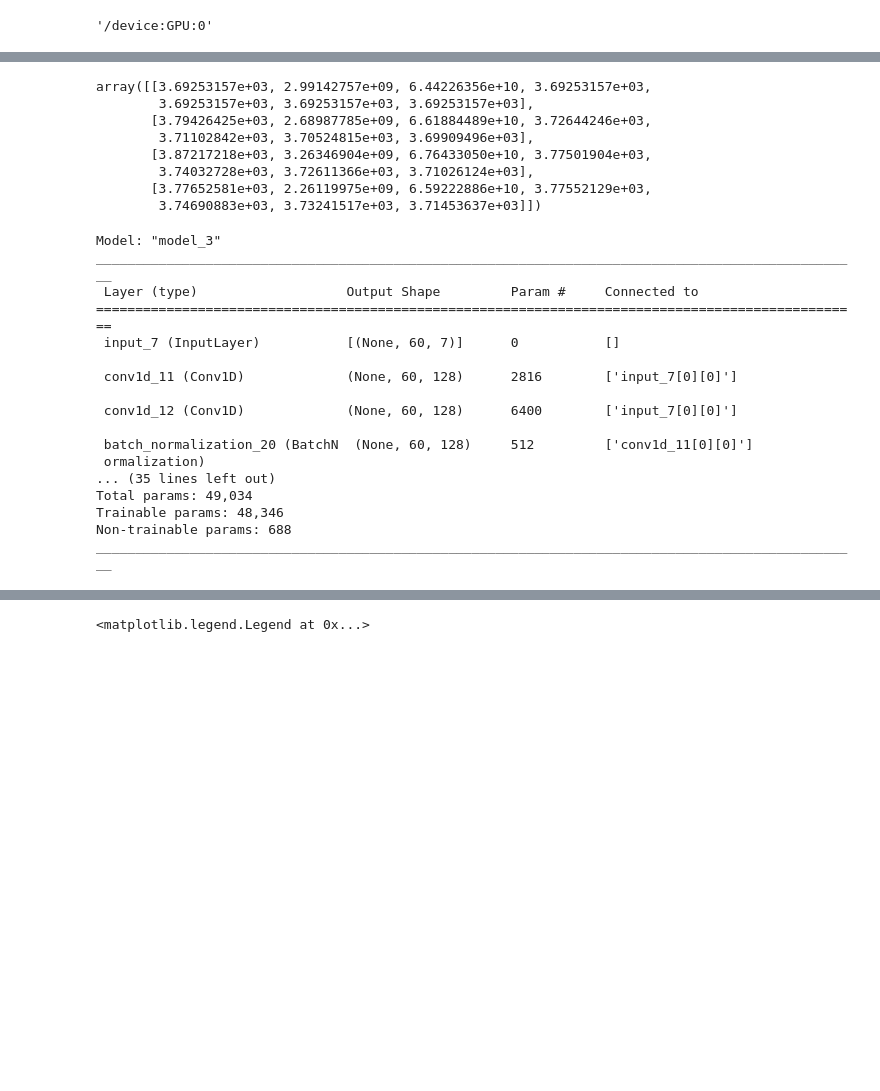
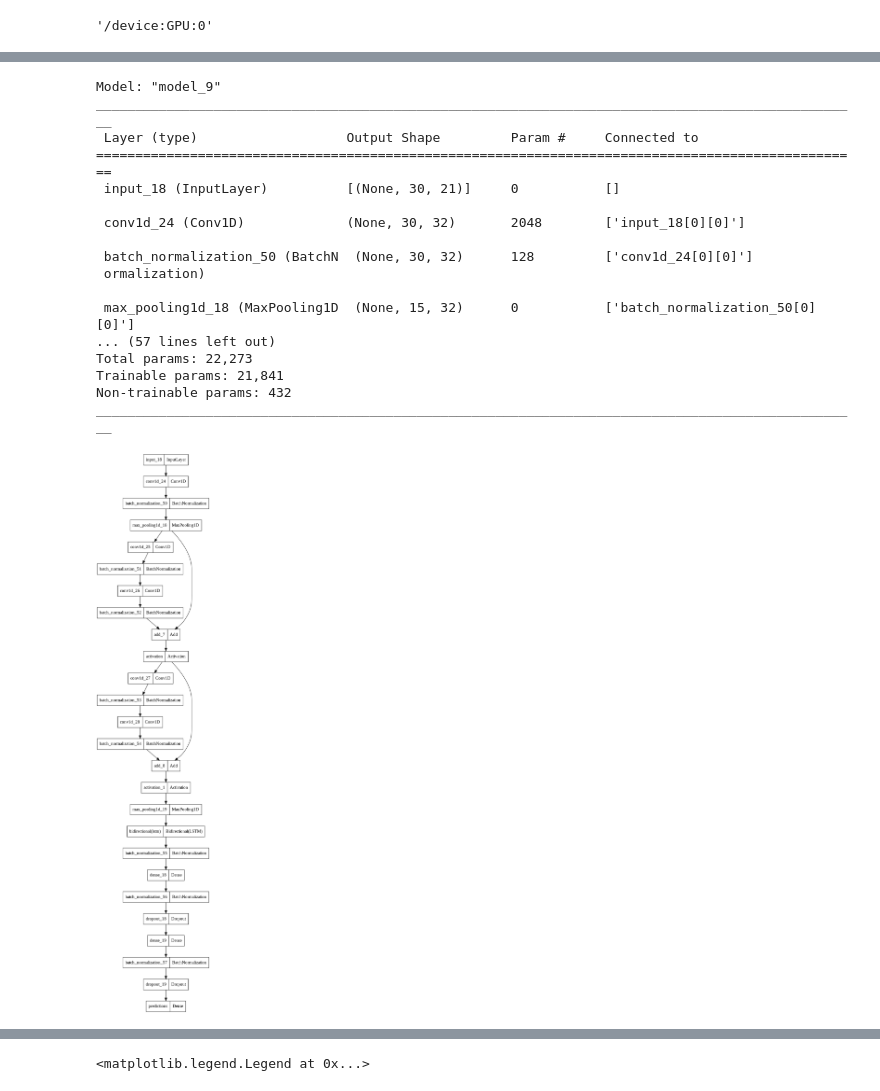
Before and after one commit to aldofranco91/Trading, a Jupyter notebook: Conv_Regression_Jaime.ipynb, the cells around one changed output, grey strips where cells are left out. Drawn from its saved outputs; the diff is of its cells as text; code cells hidden in the pictures; blank space fills up the shorter version.

```diff
--- a/Conv_Regression_Jaime.ipynb
+++ b/Conv_Regression_Jaime.ipynb
@@ -234,14 +225,3 @@ array([[3.69253157e+03, 2.99142757e+09, 6.44226356e+10, 3.69253157e+03,
-# %%
-X_train[0][0:4]
-# %% [output]
-array([[3.69253157e+03, 2.99142757e+09, 6.44226356e+10, 3.69253157e+03,
-        3.69253157e+03, 3.69253157e+03, 3.69253157e+03],
-       [3.79426425e+03, 2.68987785e+09, 6.61884489e+10, 3.72644246e+03,
-        3.71102842e+03, 3.70524815e+03, 3.69909496e+03],
-       [3.87217218e+03, 3.26346904e+09, 6.76433050e+10, 3.77501904e+03,
-        3.74032728e+03, 3.72611366e+03, 3.71026124e+03],
-       [3.77652581e+03, 2.26119975e+09, 6.59222886e+10, 3.77552129e+03,
-        3.74690883e+03, 3.73241517e+03, 3.71453637e+03]])
 # %%
 from tensorflow.keras import backend as K
 
@@ -256,20 +237,31 @@ from tensorflow.keras import layers
 # %%
 inputs = layers.Input(shape=(X_train.shape[1], X_train.shape[2]))
 
-# CNN 1
-cnn1 = layers.Conv1D(128, 3, padding="same", activation="relu", strides=1)(inputs)
-cnn1 = layers.BatchNormalization()(cnn1)
-cnn1 = layers.MaxPooling1D(pool_size=2, strides=2)(cnn1)
+# CNN - Plain
+x = layers.Conv1D(32, 3, padding="same", activation="relu", strides=1)(inputs)
+x = layers.BatchNormalization()(x)
+x = layers.MaxPooling1D(pool_size=2, strides=2)(x)
 
-# CNN 2
-cnn2 = layers.Conv1D(128, 7, padding="same", activation="relu", strides=1)(inputs)
-cnn2 = layers.BatchNormalization()(cnn2)
-cnn2 = layers.MaxPooling1D(pool_size=2, strides=2)(cnn2)
+# CNN - Res 1
+x_1 = layers.Conv1D(32, 3, padding="same", activation="relu", strides=1)(x)
+x_1 = layers.BatchNormalization()(x_1)
+x_1 = layers.Conv1D(32, 3, padding="same", strides=1)(x_1)
+x_1 = layers.BatchNormalization()(x_1)
+x_1 = layers.Add()([x, x_1])
+x_1 = layers.Activation(activations.relu)(x_1)
 
-x = layers.Add()([cnn1, cnn2])
+# CNN - Res 2
+x_2 = layers.Conv1D(32, 3, padding="same", activation="relu", strides=1)(x_1)
+x_2 = layers.BatchNormalization()(x_2)
+x_2 = layers.Conv1D(32, 3, padding="same", strides=1)(x_2)
+x_2 = layers.BatchNormalization()(x_2)
+x_2 = layers.Add()([x_1, x_2])
+x_2 = layers.Activation(activations.relu)(x_2)
 
-# GRU + GRU
-x = layers.GRU(64)(x)
+x_2 = layers.MaxPooling1D(pool_size=2, strides=2)(x_2)
+
+# LSTM Bi
+x = layers.Bidirectional(layers.LSTM(16))(x_2)
 x = layers.BatchNormalization()(x)
 
 # FNN
@@ -281,31 +273,35 @@ x = layers.Dense(8, activation="relu")(x)
 x = layers.BatchNormalization()(x)
 x = layers.Dropout(0.5)(x)
 
-# Output layer, 1 neuron with sigmoid:
+# Output layer
 predictions = layers.Dense(y_train.shape[1], activation="relu", name="predictions")(x)
 
 model = tf.keras.Model(inputs, predictions)
-model.compile(loss='mae', optimizer=tf.keras.optimizers.Adam(learning_rate=0.01), metrics=max_distance)
+model.compile(loss='mae', optimizer=tf.keras.optimizers.Adam(learning_rate=0.01), metrics='mae')
 
 model.summary()
 # %% [output]
-Model: "model_3"
+Model: "model_9"
 __________________________________________________________________________________________________
  Layer (type)                   Output Shape         Param #     Connected to
 ==================================================================================================
- input_7 (InputLayer)           [(None, 60, 7)]      0           []
+ input_18 (InputLayer)          [(None, 30, 21)]     0           []
 
- conv1d_11 (Conv1D)             (None, 60, 128)      2816        ['input_7[0][0]']
+ conv1d_24 (Conv1D)             (None, 30, 32)       2048        ['input_18[0][0]']
 
- conv1d_12 (Conv1D)             (None, 60, 128)      6400        ['input_7[0][0]']
+ batch_normalization_50 (BatchN  (None, 30, 32)      128         ['conv1d_24[0][0]']
+ ormalization)
 
- batch_normalization_20 (BatchN  (None, 60, 128)     512         ['conv1d_11[0][0]']
- ormalization)
-... (35 lines left out)
-Total params: 49,034
-Trainable params: 48,346
-Non-trainable params: 688
+ max_pooling1d_18 (MaxPooling1D  (None, 15, 32)      0           ['batch_normalization_50[0][0]']
+... (57 lines left out)
+Total params: 22,273
+Trainable params: 21,841
+Non-trainable params: 432
 __________________________________________________________________________________________________
+# %%
+tf.keras.utils.plot_model(model, to_file="model.png")
+# %% [output]
+[figure, added]
 # %%
 from tensorflow.keras.callbacks import ReduceLROnPlateau, EarlyStopping
 early_stopping = EarlyStopping(monitor='loss', patience=10, verbose=1, mode='auto')
```
Also changed, not shown: parts of 11 cells of this notebook.
